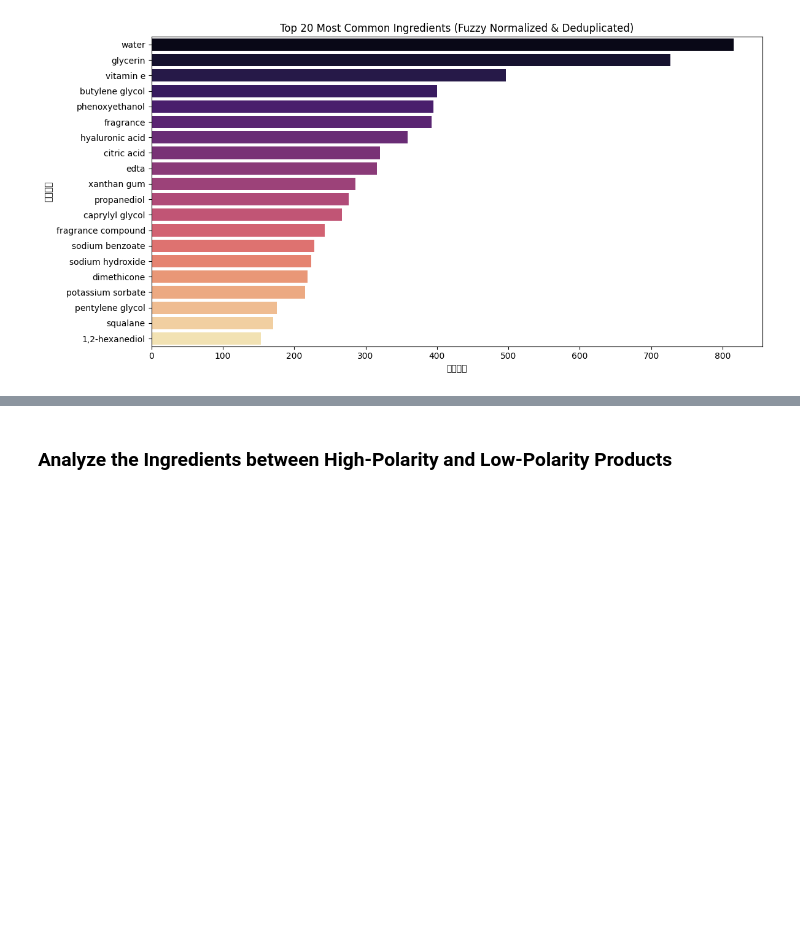
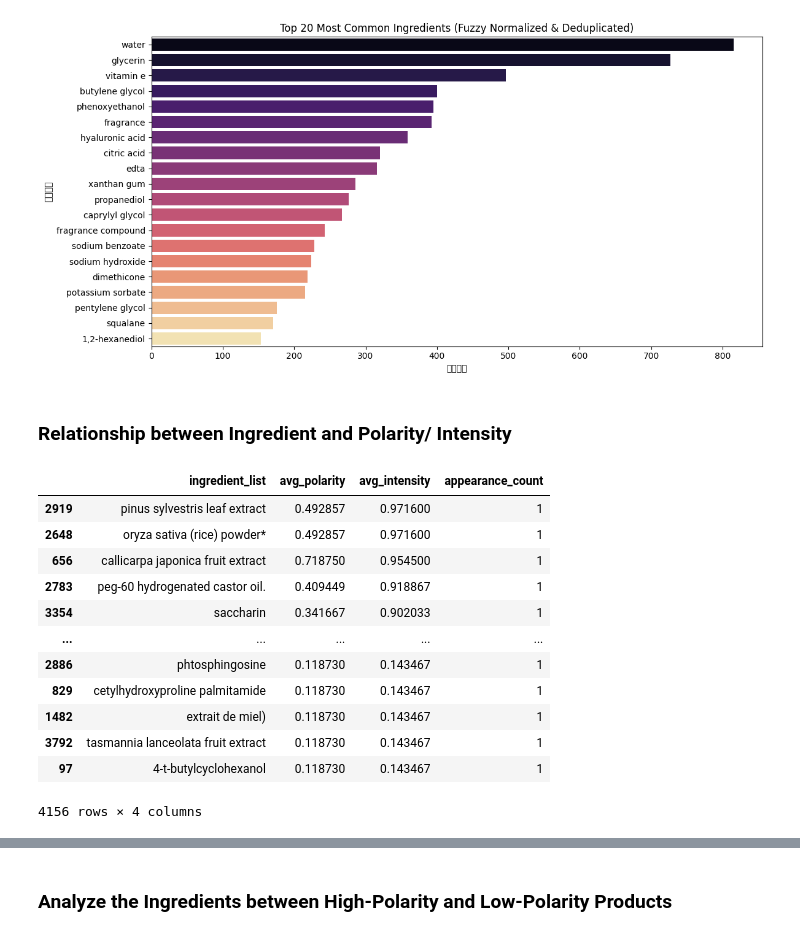
Before and after one commit to r41ss4/rennes_ds, a Jupyter notebook: notebooks_analysis/ingredient_analysis.ipynb, the cells around one changed output, grey strips where cells are left out. Saved outputs shown, nothing was run; the diff lists cells and outputs as text; code cells hidden in the pictures; blank space fills up the shorter version.

```diff
--- a/notebooks_analysis/ingredient_analysis.ipynb
+++ b/notebooks_analysis/ingredient_analysis.ipynb
@@ -165,3 +161,39 @@ Passing `palette` without assigning `hue` is deprecated and will be removed in v
 
   sns.barplot(data=ingredient_df, x='count', y='ingredient', palette='magma')
 [figure]
+# %% [markdown]
+### Relationship between Ingredient and Polarity/ Intensity
+# %%
+# get ingredients of all products
+df_exploded = df_cleaned.copy()
+df_exploded['ingredient_list'] = df_exploded['final_ingredient_list'].str.split(', ')
+df_exploded = df_exploded.explode('ingredient_list')
+
+# build the ingredient-motion table
+ingredient_emotion = df_exploded.groupby('ingredient_list').agg({
+    'polarity': 'mean',
+    'intensity': 'mean',
+    'product_name': 'count'
+}).rename(columns={
+    'polarity': 'avg_polarity',
+    'intensity': 'avg_intensity',
+    'product_name': 'appearance_count'
+}).reset_index()
+
+# sort value by avg_intensity
+ingredient_emotion = ingredient_emotion.sort_values(by='avg_intensity', ascending=False)
+ingredient_emotion
+# %% [output]
+|  | ingredient_list | avg_polarity | avg_intensity | appearance_count |
+| 2919 | pinus sylvestris leaf extract | 0.492857 | 0.971600 | 1 |
+| 2648 | oryza sativa (rice) powder* | 0.492857 | 0.971600 | 1 |
+| 656 | callicarpa japonica fruit extract | 0.718750 | 0.954500 | 1 |
+| 2783 | peg-60 hydrogenated castor oil. | 0.409449 | 0.918867 | 1 |
+| 3354 | saccharin | 0.341667 | 0.902033 | 1 |
+| ... | ... | ... | ... | ... |
+| 2886 | phtosphingosine | 0.118730 | 0.143467 | 1 |
+| 829 | cetylhydroxyproline palmitamide | 0.118730 | 0.143467 | 1 |
+| 1482 | extrait de miel) | 0.118730 | 0.143467 | 1 |
+| 3792 | tasmannia lanceolata fruit extract | 0.118730 | 0.143467 | 1 |
+| 97 | 4-t-butylcyclohexanol | 0.118730 | 0.143467 | 1 |
+4156 rows × 4 columns
```
Also changed, not shown: parts of 12 cells of this notebook.
